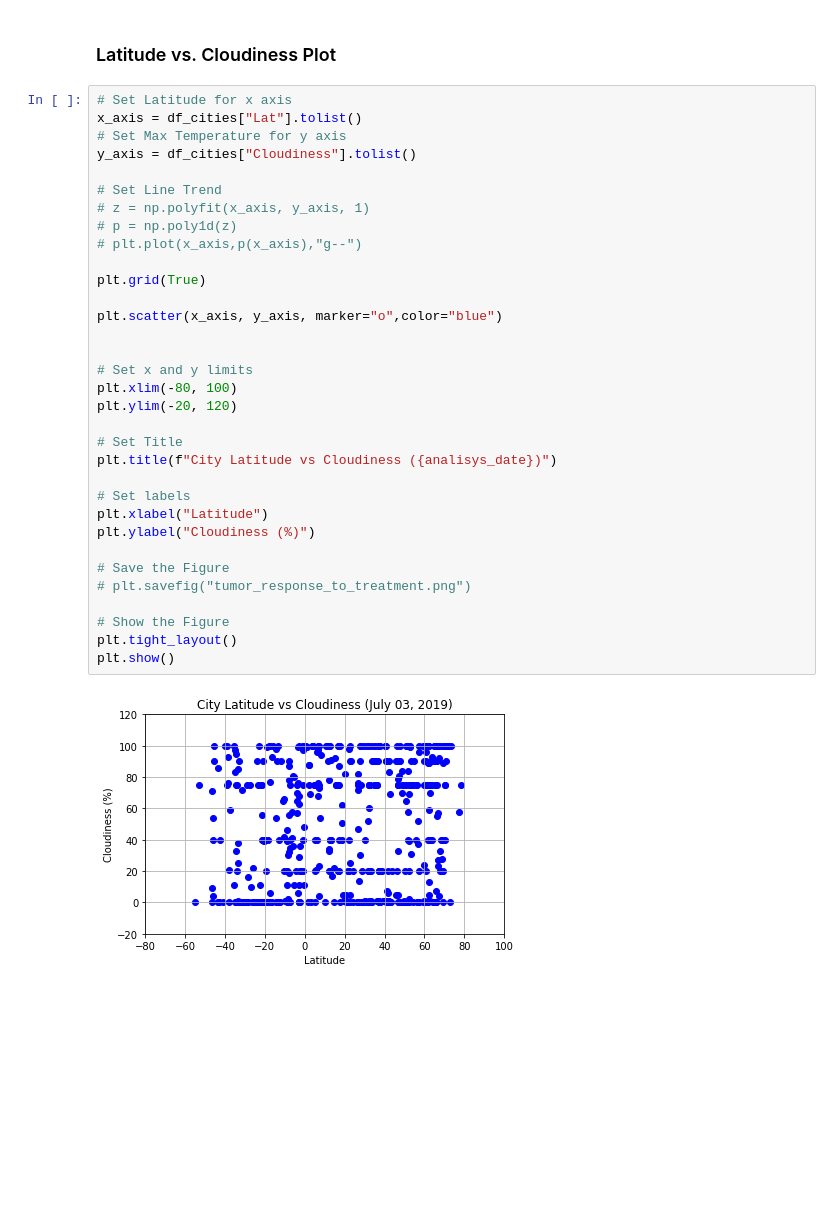
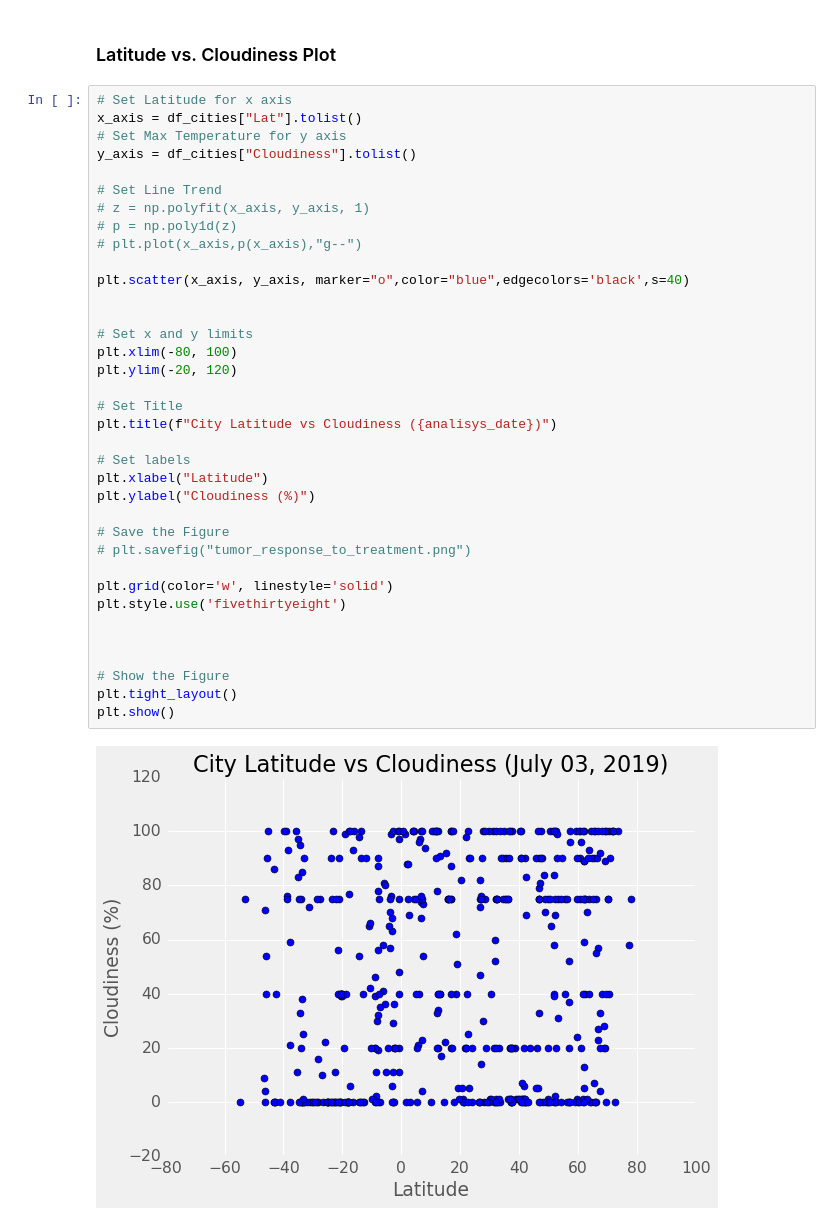
Before and after one commit to pamcuellas/WeatherPyAnalysis, a Jupyter notebook: WeatherPyAnalysis.ipynb, the cells around one changed output. Cells and saved outputs as stored; diff of their text form; blank space fills up the shorter version.

Commit message:
Improving graphs view.

```diff
--- a/WeatherPyAnalysis.ipynb
+++ b/WeatherPyAnalysis.ipynb
@@ -255,34 +255,37 @@ plt.show()
 # Set Latitude for x axis
 x_axis = df_cities["Lat"].tolist()
 # Set Max Temperature for y axis
 y_axis = df_cities["Cloudiness"].tolist()
 
 # Set Line Trend
 # z = np.polyfit(x_axis, y_axis, 1)
 # p = np.poly1d(z)
 # plt.plot(x_axis,p(x_axis),"g--")
 
-plt.grid(True)
-
-plt.scatter(x_axis, y_axis, marker="o",color="blue")
+plt.scatter(x_axis, y_axis, marker="o",color="blue",edgecolors='black',s=40)
 
 
 # Set x and y limits
 plt.xlim(-80, 100)
 plt.ylim(-20, 120)
 
 # Set Title
 plt.title(f"City Latitude vs Cloudiness ({analisys_date})")
 
 # Set labels
 plt.xlabel("Latitude")
 plt.ylabel("Cloudiness (%)")
 
 # Save the Figure
 # plt.savefig("tumor_response_to_treatment.png")
 
+plt.grid(color='w', linestyle='solid')
+plt.style.use('fivethirtyeight')
+
+
+
 # Show the Figure
 plt.tight_layout()
 plt.show()
 # %% [output]
-[figure, old version]
+[figure, new version]
```
Also changed, not shown: parts of 1 cell of this notebook.
